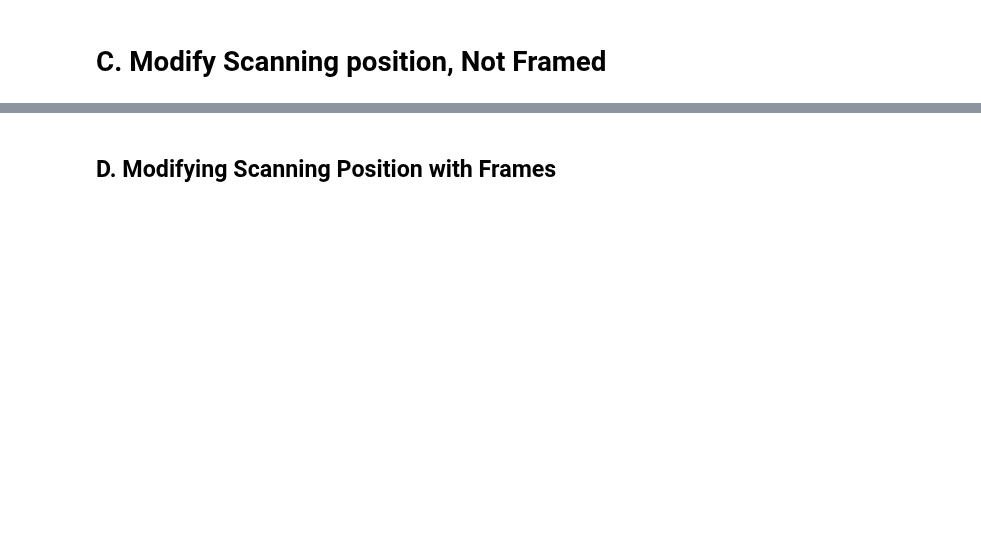
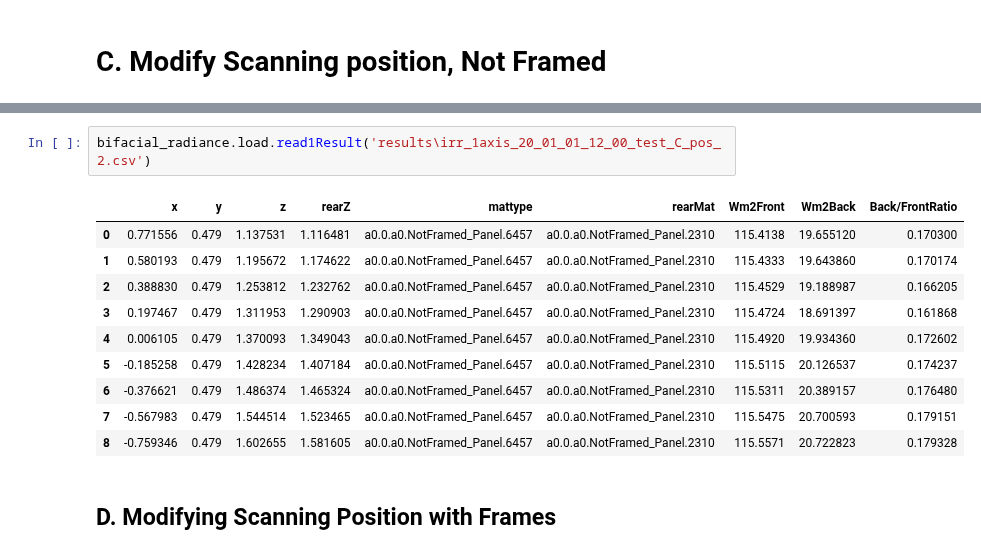
Before and after one commit to NREL/bifacial_radiance, a Jupyter notebook: docs/tutorials/Site Simulation with Frames and Omegas.ipynb, the cells around one changed output, grey strips where cells are left out. Cells and saved outputs as stored; diff of their text form; blank space fills up the shorter version.

```diff
--- a/docs/tutorials/Site Simulation with Frames and Omegas.ipynb
+++ b/docs/tutorials/Site Simulation with Frames and Omegas.ipynb
@@ -303,3 +287,16 @@ bifacial_radiance.load.read1Result('results\irr_1axis_20_01_01_12_00_test_C_pos_
+# %%
+bifacial_radiance.load.read1Result('results\irr_1axis_20_01_01_12_00_test_C_pos_2.csv')
+# %% [output]
+|  | x | y | z | rearZ | mattype | rearMat | Wm2Front | Wm2Back | Back/FrontRatio |
+| 0 | 0.771556 | 0.479 | 1.137531 | 1.116481 | a0.0.a0.NotFramed_Panel.6457 | a0.0.a0.NotFramed_Panel.2310 | 115.4138 | 19.655120 | 0.170300 |
+| 1 | 0.580193 | 0.479 | 1.195672 | 1.174622 | a0.0.a0.NotFramed_Panel.6457 | a0.0.a0.NotFramed_Panel.2310 | 115.4333 | 19.643860 | 0.170174 |
+| 2 | 0.388830 | 0.479 | 1.253812 | 1.232762 | a0.0.a0.NotFramed_Panel.6457 | a0.0.a0.NotFramed_Panel.2310 | 115.4529 | 19.188987 | 0.166205 |
+| 3 | 0.197467 | 0.479 | 1.311953 | 1.290903 | a0.0.a0.NotFramed_Panel.6457 | a0.0.a0.NotFramed_Panel.2310 | 115.4724 | 18.691397 | 0.161868 |
+| 4 | 0.006105 | 0.479 | 1.370093 | 1.349043 | a0.0.a0.NotFramed_Panel.6457 | a0.0.a0.NotFramed_Panel.2310 | 115.4920 | 19.934360 | 0.172602 |
+| 5 | -0.185258 | 0.479 | 1.428234 | 1.407184 | a0.0.a0.NotFramed_Panel.6457 | a0.0.a0.NotFramed_Panel.2310 | 115.5115 | 20.126537 | 0.174237 |
+| 6 | -0.376621 | 0.479 | 1.486374 | 1.465324 | a0.0.a0.NotFramed_Panel.6457 | a0.0.a0.NotFramed_Panel.2310 | 115.5311 | 20.389157 | 0.176480 |
+| 7 | -0.567983 | 0.479 | 1.544514 | 1.523465 | a0.0.a0.NotFramed_Panel.6457 | a0.0.a0.NotFramed_Panel.2310 | 115.5475 | 20.700593 | 0.179151 |
+| 8 | -0.759346 | 0.479 | 1.602655 | 1.581605 | a0.0.a0.NotFramed_Panel.6457 | a0.0.a0.NotFramed_Panel.2310 | 115.5571 | 20.722823 | 0.179328 |
 # %% [markdown]
 ## D. Modifying Scanning Position with Frames
 # %%
```
Also changed, not shown: parts of 15 cells of this notebook, 2 other files.
